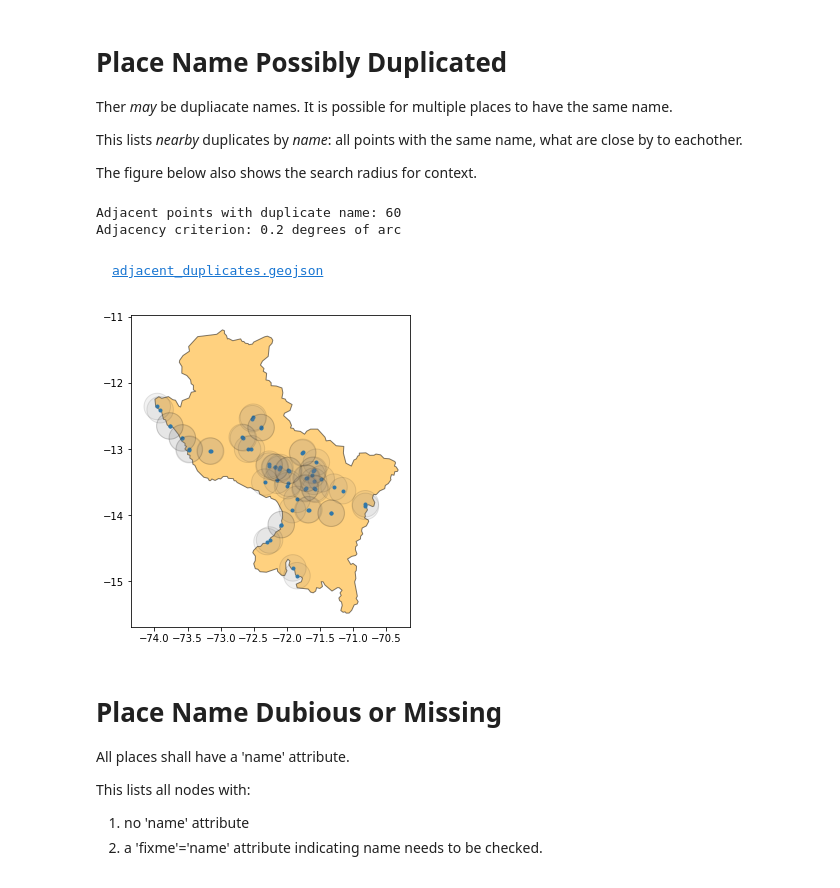
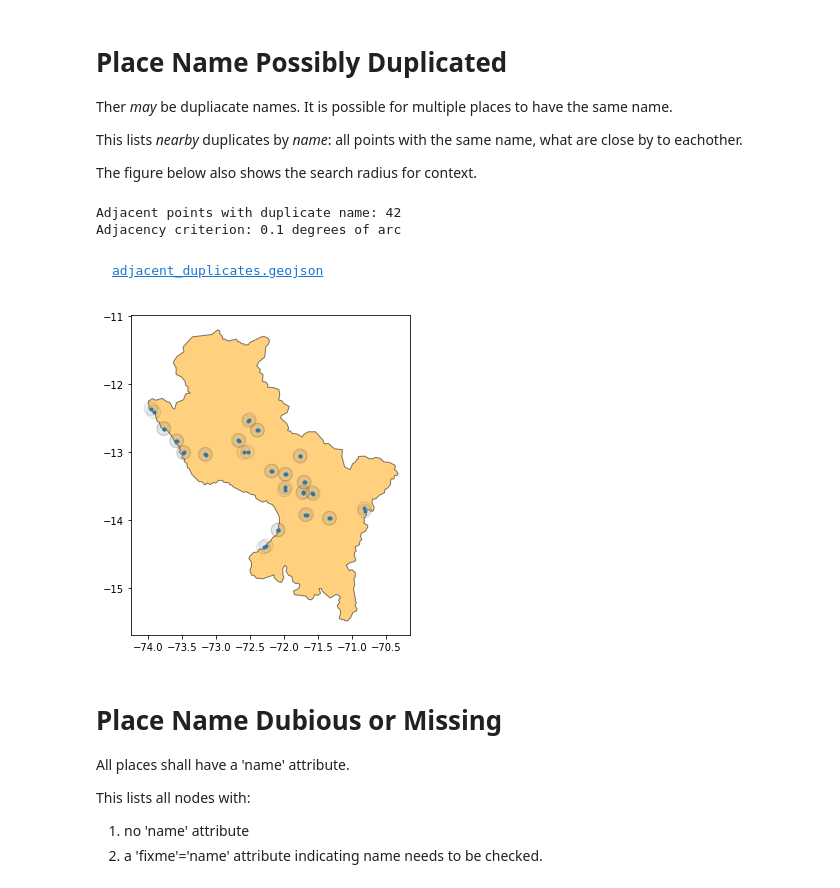
Before and after one commit to jarmokivekas/hotosm-activation-gis-data, a Jupyter notebook: 2019-12-covid-19/8301/TM-8301-report.ipynb, the cells around one changed output. Drawn from its saved outputs; the diff is of its cells as text; code cells hidden in the pictures.

```diff
--- a/2019-12-covid-19/8301/TM-8301-report.ipynb
+++ b/2019-12-covid-19/8301/TM-8301-report.ipynb
@@ -202,37 +202,37 @@ def find_adjacent_duplicates(points, radius):
     # i.e this does not drop any rows of data
     # we do this filtering now, so that we have less rows to iterate over
     dup = has_name.loc[has_name.name.duplicated(keep=False) == True]
 
     # calculate a search radiu around each point (degrees)
 
     buf = dup.geometry.buffer(radius)
 
     for idx, point in dup.iterrows():
 
         this_buffer = buf[idx]
 
         has_same_name     = dup['name'] == point['name']
         is_not_this_point = dup.index != idx
         is_nearby         = dup.within(this_buffer)
 
         nearby_duplicates = dup[has_same_name & is_not_this_point & is_nearby]
 
         yield nearby_duplicates
 
-radius = 0.2
+radius = 0.1
 adjacent_duplicates = gpd.pd.concat(find_adjacent_duplicates(points, radius));
 
 print(f'Adjacent points with duplicate name:', len(adjacent_duplicates))
 print(f'Adjacency criterion: {radius} degrees of arc')
 fig,ax = dump_points(adjacent_duplicates, 'adjacent_duplicates.geojson', show=False);
 buf = adjacent_duplicates.geometry.buffer(radius)
 buf.plot(ax=ax, alpha=0.1, edgecolor='black', color='grey')
 plt.show()
 # %% [output]
-Adjacent points with duplicate name: 60
-Adjacency criterion: 0.2 degrees of arc
+Adjacent points with duplicate name: 42
+Adjacency criterion: 0.1 degrees of arc
 adjacent_duplicates.geojson
-[figure, old version]
+[figure, new version]
 # %% [markdown]
 # Place Name Dubious or Missing
 
```
Also changed, not shown: 2 other files.
